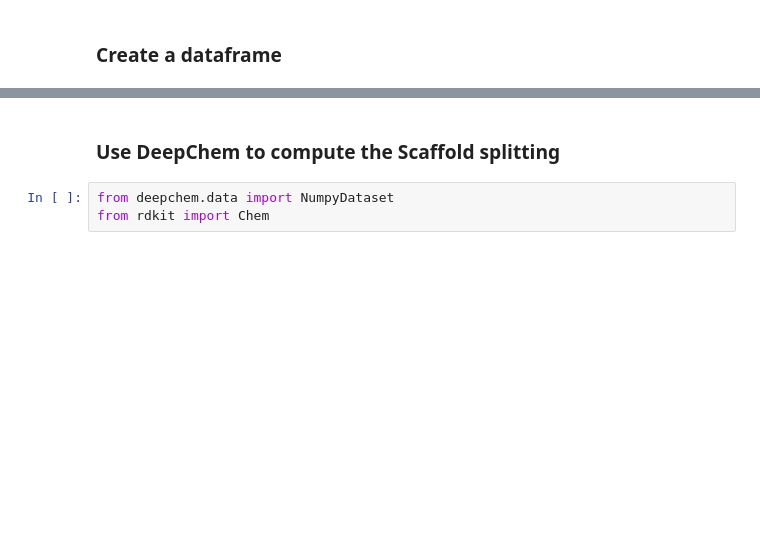
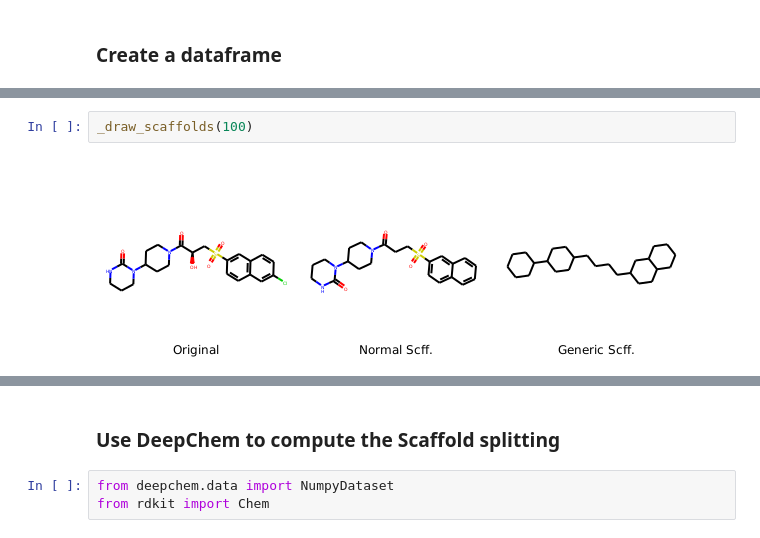
Before and after one commit to jRicciL/FXa-notebooks, a Jupyter notebook: 2_Docking_analysis/2_Murcko_Scaffolds.ipynb, the cells around one changed output, grey strips where cells are left out. Saved outputs shown, nothing was run; the diff lists cells and outputs as text; blank space fills up the shorter version.

```diff
--- a/2_Docking_analysis/2_Murcko_Scaffolds.ipynb
+++ b/2_Docking_analysis/2_Murcko_Scaffolds.ipynb
@@ -119,0 +181,4 @@ df_murcko
+# %%
+_draw_scaffolds(100)
+# %% [output]
+[figure, added]
```
Also changed, not shown: parts of 20 cells of this notebook.
